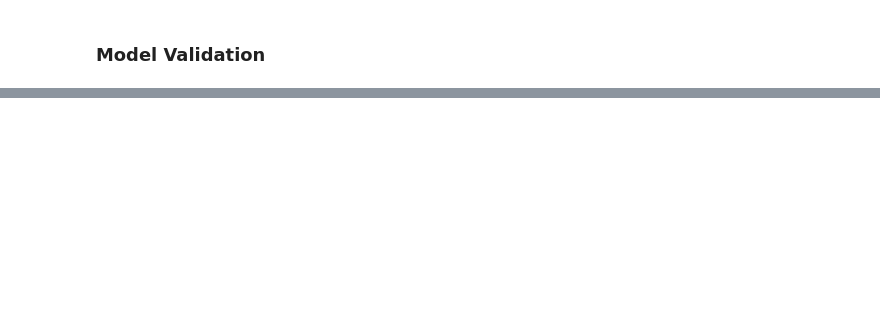
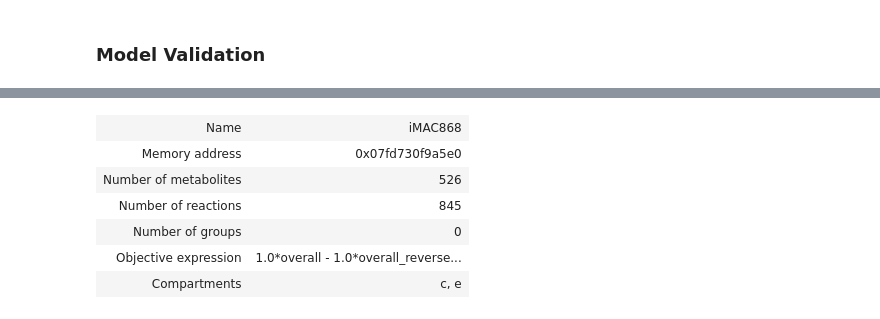
Before and after one commit to SergioPachonDotor/Methanosarcina-acetivorans-model, a Jupyter notebook: Model_assembler.ipynb, the cells around one changed output, grey strips where cells are left out. Saved outputs shown, nothing was run; the diff lists cells and outputs as text; code cells hidden in the pictures; blank space fills up the shorter version.

```diff
--- a/Model_assembler.ipynb
+++ b/Model_assembler.ipynb
@@ -111,0 +186,10 @@ COBRA warnings in validation, check error log for details.
+# %%
+model
+# %% [output]
+| Name | iMAC868 |
+| Memory address | 0x07fd730f9a5e0 |
+| Number of metabolites | 526 |
+| Number of reactions | 845 |
+| Number of groups | 0 |
+| Objective expression | 1.0*overall - 1.0*overall_reverse... |
+| Compartments | c, e |
```
Also changed, not shown: parts of 17 cells of this notebook, 5 other files.
